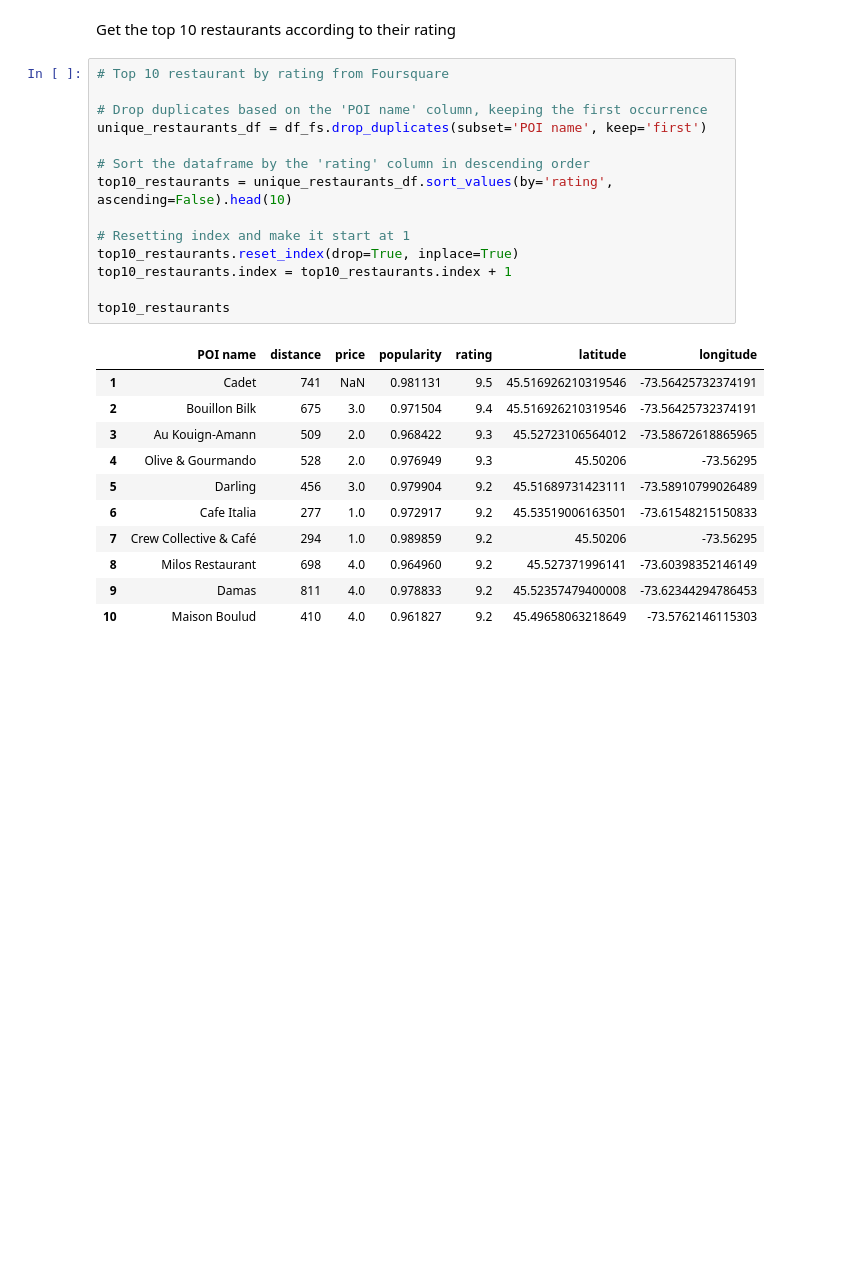
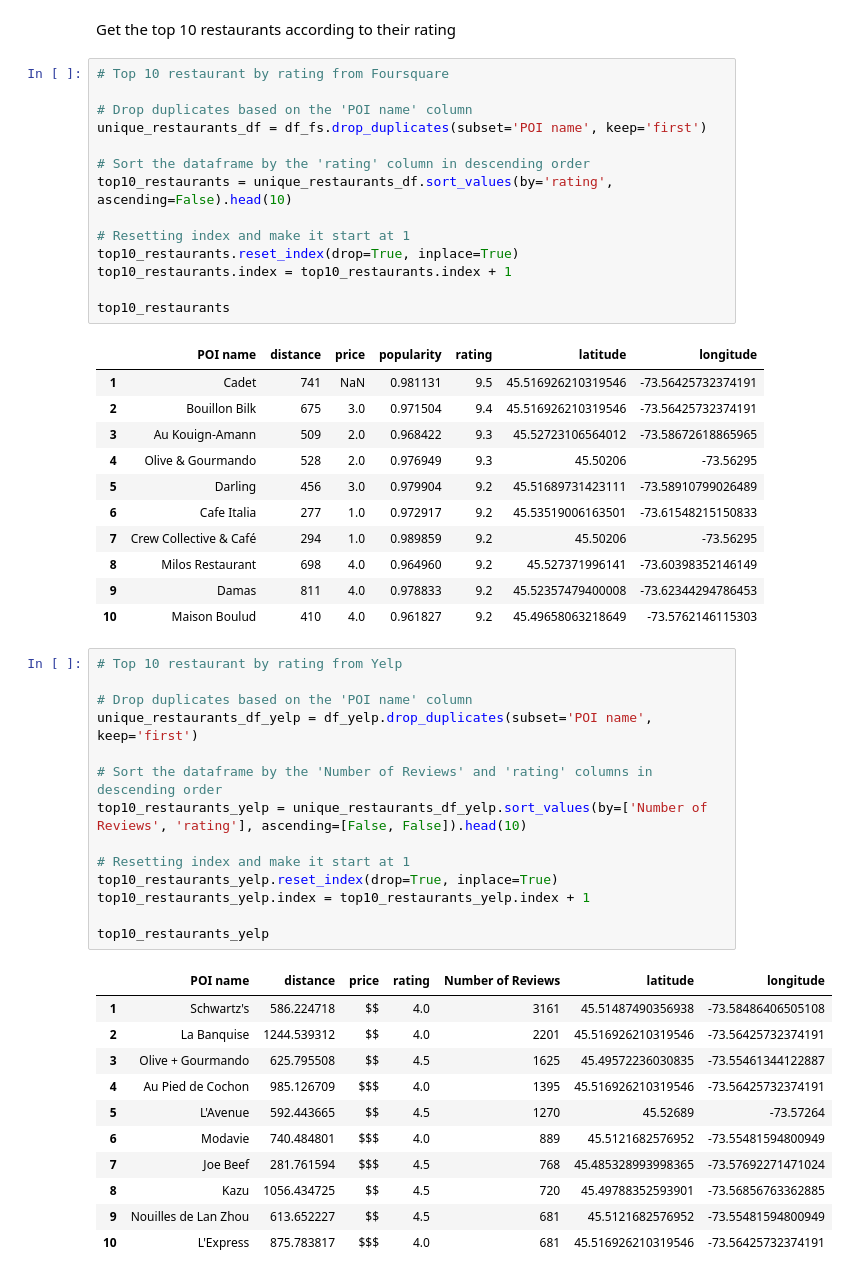
Before and after one commit to Mingie98/Statistical-Modelling-Project, a Jupyter notebook: notebooks/yelp_foursquare_EDA.ipynb, the cells around one changed output. Saved outputs shown, nothing was run; the diff lists cells and outputs as text; blank space fills up the shorter version.

```diff
--- a/notebooks/yelp_foursquare_EDA.ipynb
+++ b/notebooks/yelp_foursquare_EDA.ipynb
@@ -225,7 +284,7 @@ Get the top 10 restaurants according to their rating
 # %%
 # Top 10 restaurant by rating from Foursquare
 
-# Drop duplicates based on the 'POI name' column, keeping the first occurrence
+# Drop duplicates based on the 'POI name' column
 unique_restaurants_df = df_fs.drop_duplicates(subset='POI name', keep='first')
 
 # Sort the dataframe by the 'rating' column in descending order
@@ -248,3 +307,29 @@ top10_restaurants
 | 8 | Milos Restaurant | 698 | 4.0 | 0.964960 | 9.2 | 45.527371996141 | -73.60398352146149 |
 | 9 | Damas | 811 | 4.0 | 0.978833 | 9.2 | 45.52357479400008 | -73.62344294786453 |
 | 10 | Maison Boulud | 410 | 4.0 | 0.961827 | 9.2 | 45.49658063218649 | -73.5762146115303 |
+# %%
+# Top 10 restaurant by rating from Yelp
+
+# Drop duplicates based on the 'POI name' column
+unique_restaurants_df_yelp = df_yelp.drop_duplicates(subset='POI name', keep='first')
+
+# Sort the dataframe by the 'Number of Reviews' and 'rating' columns in descending order
+top10_restaurants_yelp = unique_restaurants_df_yelp.sort_values(by=['Number of Reviews', 'rating'], ascending=[False, False]).head(10)
+
+# Resetting index and make it start at 1
+top10_restaurants_yelp.reset_index(drop=True, inplace=True)
+top10_restaurants_yelp.index = top10_restaurants_yelp.index + 1
+
+top10_restaurants_yelp
+# %% [output]
+|  | POI name | distance | price | rating | Number of Reviews | latitude | longitude |
+| 1 | Schwartz's | 586.224718 | $$ | 4.0 | 3161 | 45.51487490356938 | -73.58486406505108 |
+| 2 | La Banquise | 1244.539312 | $$ | 4.0 | 2201 | 45.516926210319546 | -73.56425732374191 |
+| 3 | Olive + Gourmando | 625.795508 | $$ | 4.5 | 1625 | 45.49572236030835 | -73.55461344122887 |
+| 4 | Au Pied de Cochon | 985.126709 | $$$ | 4.0 | 1395 | 45.516926210319546 | -73.56425732374191 |
+| 5 | L'Avenue | 592.443665 | $$ | 4.5 | 1270 | 45.52689 | -73.57264 |
+| 6 | Modavie | 740.484801 | $$$ | 4.0 | 889 | 45.5121682576952 | -73.55481594800949 |
+| 7 | Joe Beef | 281.761594 | $$$ | 4.5 | 768 | 45.485328993998365 | -73.57692271471024 |
+| 8 | Kazu | 1056.434725 | $$ | 4.5 | 720 | 45.49788352593901 | -73.56856763362885 |
+| 9 | Nouilles de Lan Zhou | 613.652227 | $$ | 4.5 | 681 | 45.5121682576952 | -73.55481594800949 |
+| 10 | L'Express | 875.783817 | $$$ | 4.0 | 681 | 45.516926210319546 | -73.56425732374191 |
```
Also changed, not shown: parts of 5 cells of this notebook.
